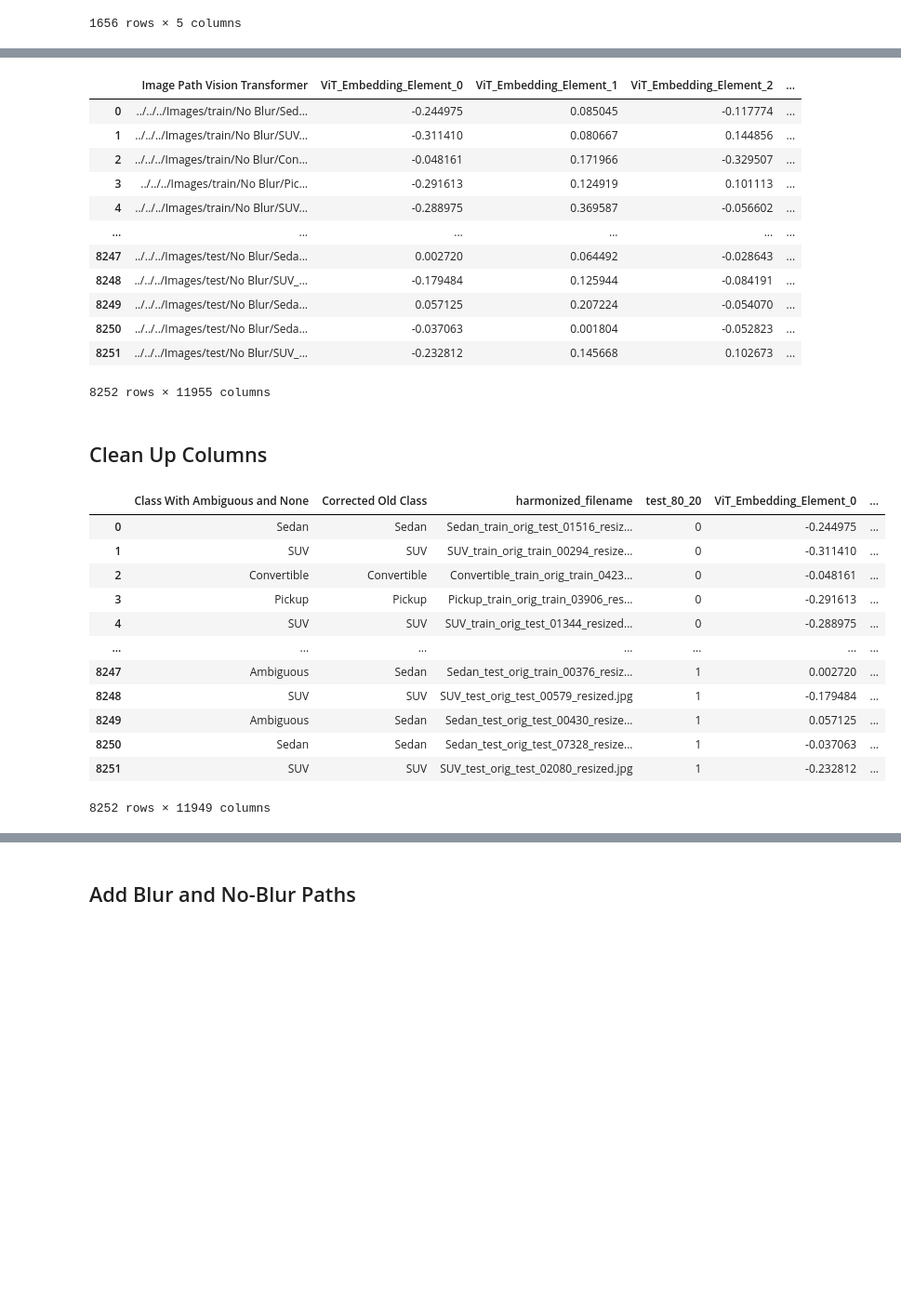
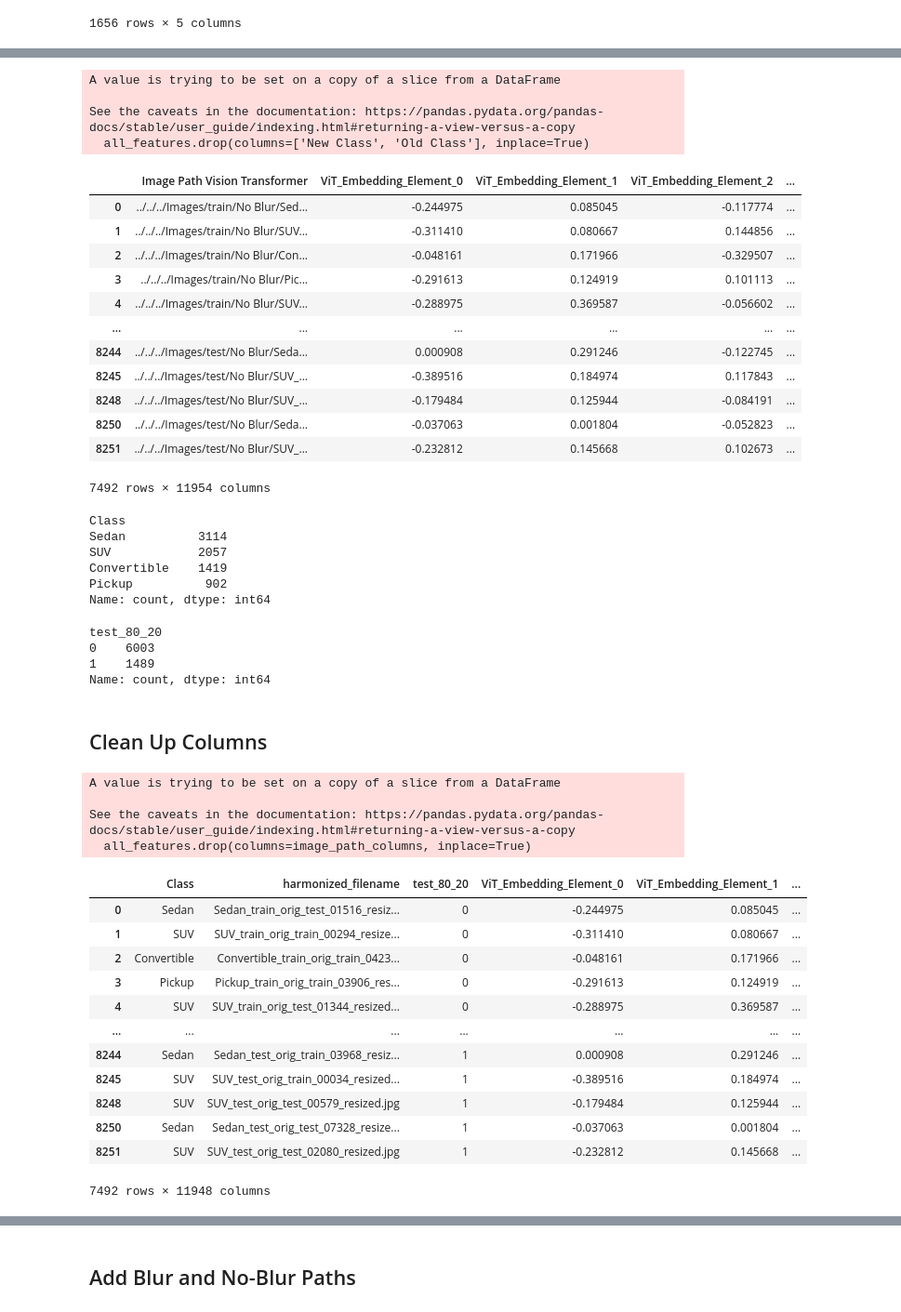
Before and after one commit to ijyliu/computer-vision-project, a Jupyter notebook: Code/Combine All Features/Combine All Features.ipynb, the cells around one changed output, grey strips where cells are left out. Shown: that part at 93% size. Drawn from its saved outputs; the diff is of its cells as text; code cells hidden in the pictures; blank space fills up the shorter version.

```diff
--- a/Code/Combine All Features/Combine All Features.ipynb
+++ b/Code/Combine All Features/Combine All Features.ipynb
@@ -174,9 +202,6 @@ all_features['harmonized_filename'].iloc[0]
 'Sedan_train_orig_test_01516_resized.jpg'
 # %% [markdown]
 ## Add Class Labels and Use Corrections
-# %%
-# Create Class column by cutting at first _ in harmonized_filename
-all_features['Class'] = all_features['harmonized_filename'].apply(lambda x: x.split('_')[0])
 # %%
 # Correct class for items in train dataset
 # Load "relabeled_train_no_blur_old_and_new_labels.xlsx"
@@ -217,6 +242,7 @@ relabeled_test_no_blur_old_and_new_labels
 1656 rows × 5 columns
 # %%
 # Stack train and test relabeled dataframes
-relabeled = pd.concat([relabeled_train_no_blur_old_and_new_labels, relabeled_test_no_blur_old_and_new_labels])
+# Keep limited columns
+relabeled = pd.concat([relabeled_train_no_blur_old_and_new_labels, relabeled_test_no_blur_old_and_new_labels])[['harmonized_filename', 'New Class', 'Old Class']]
 relabeled
 # %% [output]
@@ -236,15 +314,16 @@ relabeled
 # %%
-# Merge on 'filename'
-all_features = all_features.merge(relabeled, on='harmonized_filename', how='left')
-# Create Class With Ambiguous and None - straight from 'New Class'/corrected data
-all_features['Class With Ambiguous and None'] = all_features['New Class']
-# Create Corrected Old Class - Old Class, but replace with New Class if New Class is in 'SUV', 'Sedan', 'Pickup', 'Convertible'
-all_features['Corrected Old Class'] = all_features['Old Class']
-all_features.loc[all_features['New Class'].isin(['SUV', 'Sedan', 'Pickup', 'Convertible']), 'Corrected Old Class'] = all_features['New Class']
-# Drop various old columns
-all_features.drop(columns=['Class', 'label', 'New Class', 'filename', 'Old Class'], inplace=True)
+# Set 'Class' to 'New Class'
+all_features['Class'] = all_features['New Class']
+# Keep cases where 'New Class' is in 'SUV', 'Sedan', 'Pickup', 'Convertible'
+all_features = all_features[all_features['Class'].isin(['SUV', 'Sedan', 'Pickup', 'Convertible'])]
+# Drop 'New Class' and 'Old Class' columns
+all_features.drop(columns=['New Class', 'Old Class'], inplace=True)
 all_features
 # %% [output]
+A value is trying to be set on a copy of a slice from a DataFrame
+
+See the caveats in the documentation: https://pandas.pydata.org/pandas-docs/stable/user_guide/indexing.html#returning-a-view-versus-a-copy
+  all_features.drop(columns=['New Class', 'Old Class'], inplace=True)
 |  | Image Path Vision Transformer | ViT_Embedding_Element_0 | ViT_Embedding_Element_1 | ViT_Embedding_Element_2 | ... |
 | 0 | ../../../Images/train/No Blur/Sed... | -0.244975 | 0.085045 | -0.117774 | ... |
 | 1 | ../../../Images/train/No Blur/SUV... | -0.311410 | 0.080667 | 0.144856 | ... |
@@ -252,36 +331,58 @@ all_features
 | 3 | ../../../Images/train/No Blur/Pic... | -0.291613 | 0.124919 | 0.101113 | ... |
 | 4 | ../../../Images/train/No Blur/SUV... | -0.288975 | 0.369587 | -0.056602 | ... |
 | ... | ... | ... | ... | ... | ... |
-| 8247 | ../../../Images/test/No Blur/Seda... | 0.002720 | 0.064492 | -0.028643 | ... |
+| 8244 | ../../../Images/test/No Blur/Seda... | 0.000908 | 0.291246 | -0.122745 | ... |
+| 8245 | ../../../Images/test/No Blur/SUV_... | -0.389516 | 0.184974 | 0.117843 | ... |
 | 8248 | ../../../Images/test/No Blur/SUV_... | -0.179484 | 0.125944 | -0.084191 | ... |
-| 8249 | ../../../Images/test/No Blur/Seda... | 0.057125 | 0.207224 | -0.054070 | ... |
 | 8250 | ../../../Images/test/No Blur/Seda... | -0.037063 | 0.001804 | -0.052823 | ... |
 | 8251 | ../../../Images/test/No Blur/SUV_... | -0.232812 | 0.145668 | 0.102673 | ... |
-8252 rows × 11955 columns
+7492 rows × 11954 columns
+# %%
+# Value counts for 'Class'
+all_features['Class'].value_counts()
+# %% [output]
+Class
+Sedan          3114
+SUV            2057
+Convertible    1419
+Pickup          902
+Name: count, dtype: int64
+# %%
+# Value counts of 'test_80_20'
+all_features['test_80_20'].value_counts()
+# %% [output]
+test_80_20
+0    6003
+1    1489
+Name: count, dtype: int64
 # %% [markdown]
 ## Clean Up Columns
 # %%
 # Get image path columns
 image_path_columns = [col for col in all_features.columns if 'Image Path' in col]
 # Split off and delete Image Path columns
 image_path_df = all_features[['harmonized_filename'] + image_path_columns]
 image_path_df.to_excel('../../Data/Features/All Features Image Paths/All_Features_Image_Paths.xlsx', index=False)
 all_features.drop(columns=image_path_columns, inplace=True)
 # Reorder columns
-front_cols = ['Class With Ambiguous and None', 'Corrected Old Class', 'harmonized_filename', 'test_80_20']
+front_cols = ['Class', 'harmonized_filename', 'test_80_20']
 all_features = all_features[front_cols + [col for col in all_features.columns if col not in front_cols]]
 all_features
 # %% [output]
+A value is trying to be set on a copy of a slice from a DataFrame
+
+See the caveats in the documentation: https://pandas.pydata.org/pandas-docs/stable/user_guide/indexing.html#returning-a-view-versus-a-copy
+  all_features.drop(columns=image_path_columns, inplace=True)
-|  | Class With Ambiguous and None | Corrected Old Class | harmonized_filename | test_80_20 | ViT_Embedding_Element_0 | ... |
-| 0 | Sedan | Sedan | Sedan_train_orig_test_01516_resiz... | 0 | -0.244975 | ... |
-| 1 | SUV | SUV | SUV_train_orig_train_00294_resize... | 0 | -0.311410 | ... |
-| 2 | Convertible | Convertible | Convertible_train_orig_train_0423... | 0 | -0.048161 | ... |
-| 3 | Pickup | Pickup | Pickup_train_orig_train_03906_res... | 0 | -0.291613 | ... |
-| 4 | SUV | SUV | SUV_train_orig_test_01344_resized... | 0 | -0.288975 | ... |
+|  | Class | harmonized_filename | test_80_20 | ViT_Embedding_Element_0 | ViT_Embedding_Element_1 | ... |
+| 0 | Sedan | Sedan_train_orig_test_01516_resiz... | 0 | -0.244975 | 0.085045 | ... |
+| 1 | SUV | SUV_train_orig_train_00294_resize... | 0 | -0.311410 | 0.080667 | ... |
+| 2 | Convertible | Convertible_train_orig_train_0423... | 0 | -0.048161 | 0.171966 | ... |
+| 3 | Pickup | Pickup_train_orig_train_03906_res... | 0 | -0.291613 | 0.124919 | ... |
+| 4 | SUV | SUV_train_orig_test_01344_resized... | 0 | -0.288975 | 0.369587 | ... |
 | ... | ... | ... | ... | ... | ... | ... |
-| 8247 | Ambiguous | Sedan | Sedan_test_orig_train_00376_resiz... | 1 | 0.002720 | ... |
-| 8248 | SUV | SUV | SUV_test_orig_test_00579_resized.jpg | 1 | -0.179484 | ... |
-| 8249 | Ambiguous | Sedan | Sedan_test_orig_test_00430_resize... | 1 | 0.057125 | ... |
-| 8250 | Sedan | Sedan | Sedan_test_orig_test_07328_resize... | 1 | -0.037063 | ... |
-| 8251 | SUV | SUV | SUV_test_orig_test_02080_resized.jpg | 1 | -0.232812 | ... |
+| 8244 | Sedan | Sedan_test_orig_train_03968_resiz... | 1 | 0.000908 | 0.291246 | ... |
+| 8245 | SUV | SUV_test_orig_train_00034_resized... | 1 | -0.389516 | 0.184974 | ... |
+| 8248 | SUV | SUV_test_orig_test_00579_resized.jpg | 1 | -0.179484 | 0.125944 | ... |
+| 8250 | Sedan | Sedan_test_orig_test_07328_resize... | 1 | -0.037063 | 0.001804 | ... |
+| 8251 | SUV | SUV_test_orig_test_02080_resized.jpg | 1 | -0.232812 | 0.145668 | ... |
-8252 rows × 11949 columns
+7492 rows × 11948 columns
```
Also changed, not shown: parts of 10 cells of this notebook, 36 other files.
